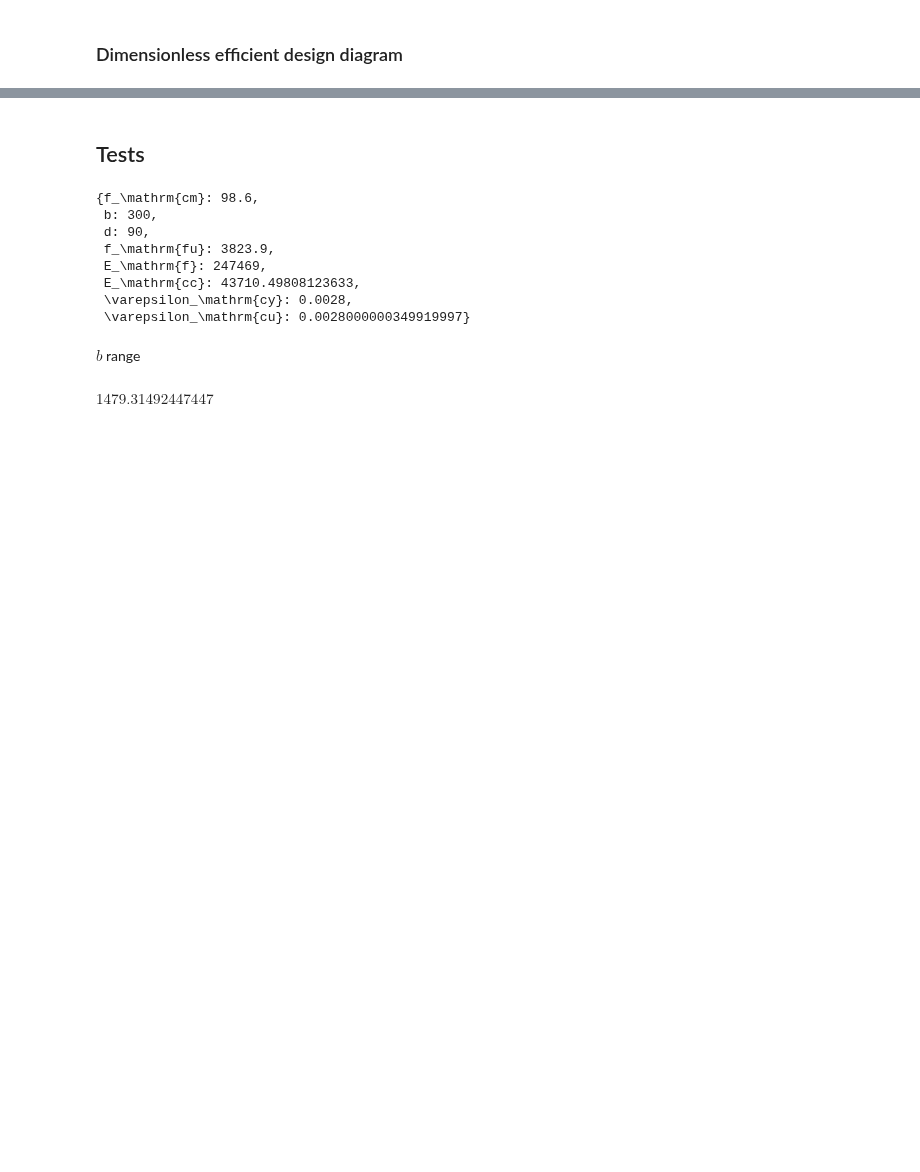
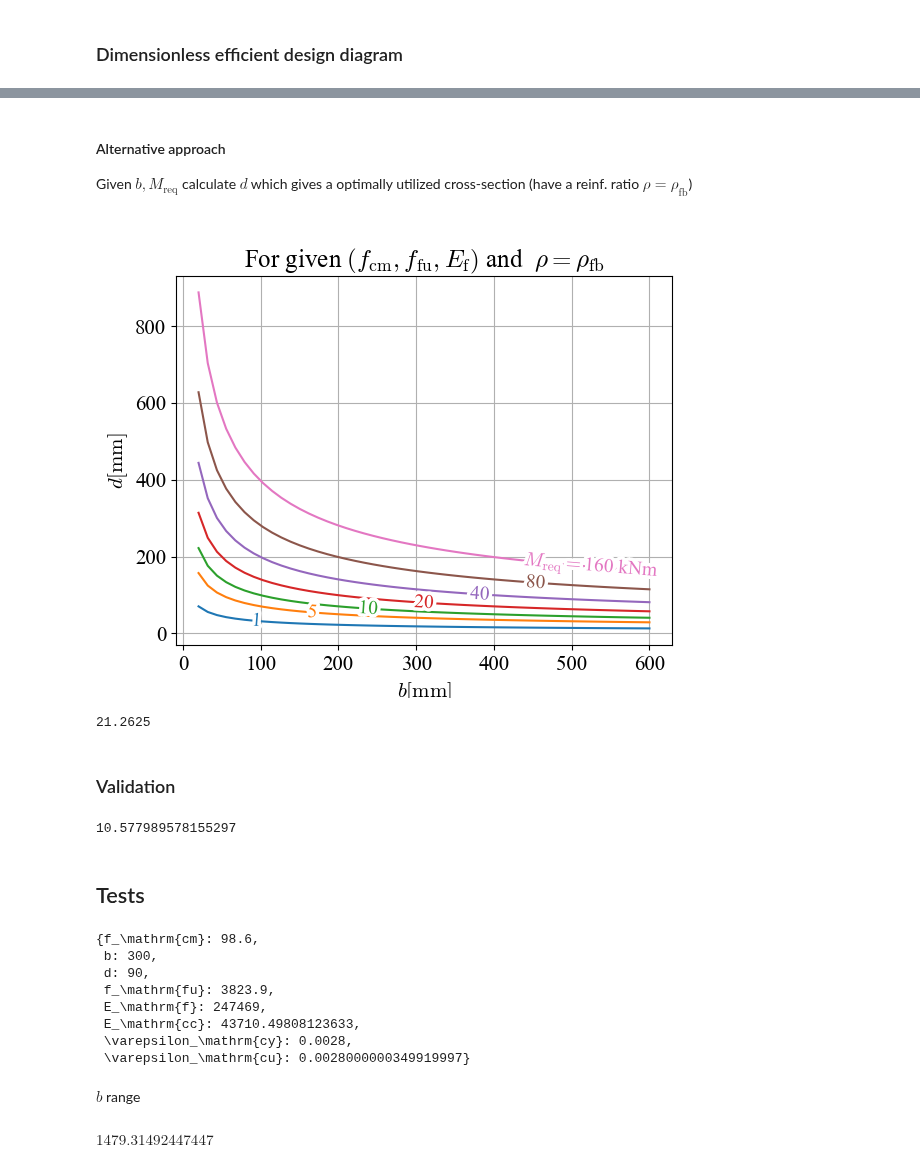
Before and after one commit to rosoba/bmcs_cross_section, a Jupyter notebook: notebooks/mkappa/deriving_rho_fb_and_M_n_with_2_lines_approx.ipynb, the cells around one changed output, grey strips where cells are left out. Cells and saved outputs as stored; diff of their text form; code cells hidden in the pictures; blank space fills up the shorter version.

```diff
--- a/notebooks/mkappa/deriving_rho_fb_and_M_n_with_2_lines_approx.ipynb
+++ b/notebooks/mkappa/deriving_rho_fb_and_M_n_with_2_lines_approx.ipynb
@@ -941,3 +933,5 @@ M_n = sp.Symbol('M_n')
+# %%
+M_req = sp.Symbol(r'M_\mathrm{req}')
 # %%
 M_n_2_fb = M_n_2.subs(A_f, rho_fb * b * d).subs(sigma_f, f_fu)
 M_n_2_cy = M_n_2.subs(A_f, rho_f_cy * b * d).subs(sigma_f, f_fu)
@@ -948,6 +942,6 @@ Notice: if reinforcement ratio is higher then lower $d$ is needed, therefore $d$
 # %% [markdown]
 ### Lower limit for $d$
 # %%
-d_min = sp.simplify(sp.solve(M_n_2_fb - M_n, d)[1])
+d_min = sp.simplify(sp.solve(M_n_2_fb - M_req, d)[1])
 d_min
 # %% [output]
@@ -1083,3 +1072,60 @@ for ax in axes.flatten():
+# %% [markdown]
+#### Alternative approach
+
+Given $b, M_\mathrm{req}$ calculate $d$ which gives a optimally utilized cross-section (have a reinf. ratio $\rho= \rho_\mathrm{fb}$)
+# %%
+d_limit = d_min
+get_d_sol = sp.lambdify((M_req, b, E_f, f_fu, f_cm, eps_cy, eps_cu), d_limit.subs(sigma_cy_cu_vals))
+
+bs = np.linspace(20, 600, 50)
+M_reqs = np.array([1, 5, 10, 20, 40, 80, 160]) * 1e6
+bs_grid, M_reqs_grid = np.meshgrid(bs, M_reqs)
+
+# t1_f_cm = 98.6
+# t1_data = (M_reqs_grid, bs_grid, 247469, 3823.9, t1_f_cm, EC2.get_eps_c1(t1_f_cm-8), EC2.get_eps_cu1(t1_f_cm-8))
+f_cm_val = 50
+test_data = (M_reqs_grid, bs_grid, 200000, 1500, f_cm_val, EC2.get_eps_c1(f_cm_val-8), EC2.get_eps_cu1(f_cm_val-8))
+
+ds_grid = get_d_sol(*test_data)
+# %%
+fig1, ax1 = plt.subplots()
+
+## Plotting b vs area too:
+# get_A = sp.lambdify((b, d), b*d)
+# A_grid = get_A(bs_grid, ds_grid)
+# ax_A = ax1.twinx()
+# ax_A.plot(bs_grid.T, A_grid.T * 1e-6, ls = 'dashed')
+
+plots = ax1.plot(bs_grid.T, ds_grid.T, label=(M_reqs/1e6).astype(np.int_))
+plots[-1].set_label(r'$M_\mathrm{req} = $' + str((M_reqs/1e6).astype(np.int_)[-1]) + ' kNm')
+
+ax1.set_title('For given ' + r'$(f_\mathrm{cm}, f_\mathrm{fu}, E_\mathrm{f})$' + ' and ' + r' $\rho= \rho_\mathrm{fb}$')
+ax1.set_xlabel(r'$b \mathrm{[mm]}$')
+ax1.set_ylabel(r'$d \mathrm{[mm]}$')
+ax1.grid()
+
+labelLines(plots, align=True, fontsize=14, zorder=12.5, yoffsets=0.1);
+# %% [output]
+[figure, added]
+# %%
+# Example design moment for a slab segment
+q_d = 1.35 * 2.5 + 1.5 * 3
+d_ribs = 0.6
+Q_d = q_d * d_ribs
+l = 6
+M_d = Q_d * l**2 / 8
+M_d
+# %% [output]
+21.2625
+# %% [markdown]
+### Validation
+# %%
+from bmcs_cross_section.api import AnaFRPBending
+bend = AnaFRPBending(f_fu=3823.9, E_f=247469, f_cm=98.6, b=300, d=65)
+bend.A_f = bend.rho_fb * bend.b * bend.d
+bend.M_u
+# %% [output]
+10.577989578155297
 # %% [markdown]
 ## Tests
 # %%
```
Also changed, not shown: parts of 19 cells of this notebook, 1 other file.
